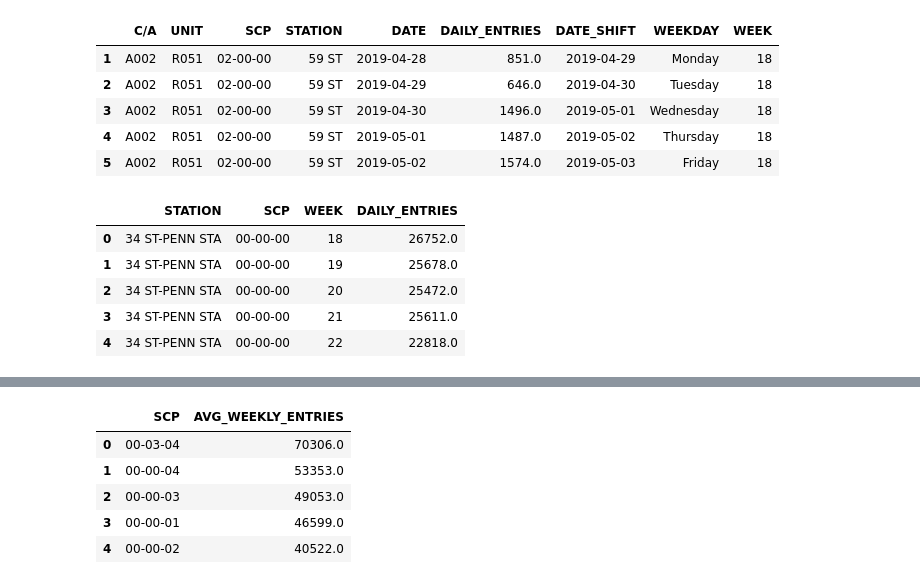
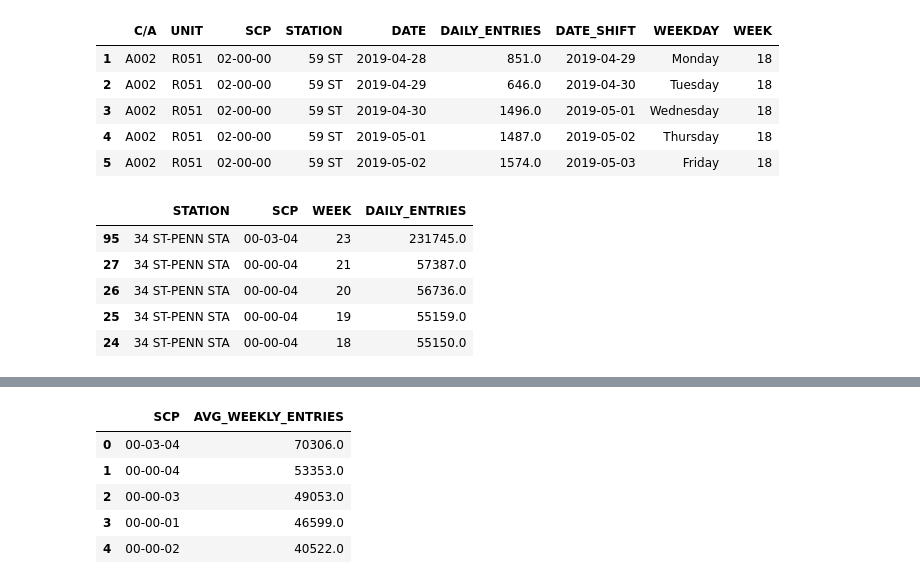
Before and after one commit to jlmartin100/Metis_Projects, a Jupyter notebook: Project_1/Copy1 Project_1_ECM.ipynb, the cells around one changed output, grey strips where cells are left out. Cells and saved outputs as stored; diff of their text form; code cells hidden in the pictures.

```diff
--- a/Project_1/Copy1 Project_1_ECM.ipynb
+++ b/Project_1/Copy1 Project_1_ECM.ipynb
@@ -167,13 +168,13 @@ ts_df_penn = weekday_ts[weekday_ts['STATION'] == '34 ST-PENN STA']
 # %%
 #ts_df_penn.groupby(['SCP', 'WEEK']).agg('mean').sort_values(by='DAILY_ENTRIES', ascending=False)
 # %%
-# # df_group = df.groupby(['C/A', 'UNIT', 'SCP', 'STATION', 'DATETIME']).agg('sum').reset_index()
-ts_df_penn_wkmean = ts_df_penn.groupby(['STATION', 'SCP', 'WEEK']).agg('sum').reset_index()
-ts_df_penn_wkmean.head()
+# old figures
+#ts_df_penn_wkmean = ts_df_penn.groupby(['STATION', 'SCP', 'WEEK']).agg('sum').reset_index().sort_values(by='DAILY_ENTRIES', ascending=False)
+#ts_df_penn_wkmean.head()
 # %% [output]
 |  | STATION | SCP | WEEK | DAILY_ENTRIES |
-| 0 | 34 ST-PENN STA | 00-00-00 | 18 | 26752.0 |
-| 1 | 34 ST-PENN STA | 00-00-00 | 19 | 25678.0 |
-| 2 | 34 ST-PENN STA | 00-00-00 | 20 | 25472.0 |
-| 3 | 34 ST-PENN STA | 00-00-00 | 21 | 25611.0 |
-| 4 | 34 ST-PENN STA | 00-00-00 | 22 | 22818.0 |
+| 95 | 34 ST-PENN STA | 00-03-04 | 23 | 231745.0 |
+| 27 | 34 ST-PENN STA | 00-00-04 | 21 | 57387.0 |
+| 26 | 34 ST-PENN STA | 00-00-04 | 20 | 56736.0 |
+| 25 | 34 ST-PENN STA | 00-00-04 | 19 | 55159.0 |
+| 24 | 34 ST-PENN STA | 00-00-04 | 18 | 55150.0 |
```
Also changed, not shown: parts of 20 cells of this notebook.
